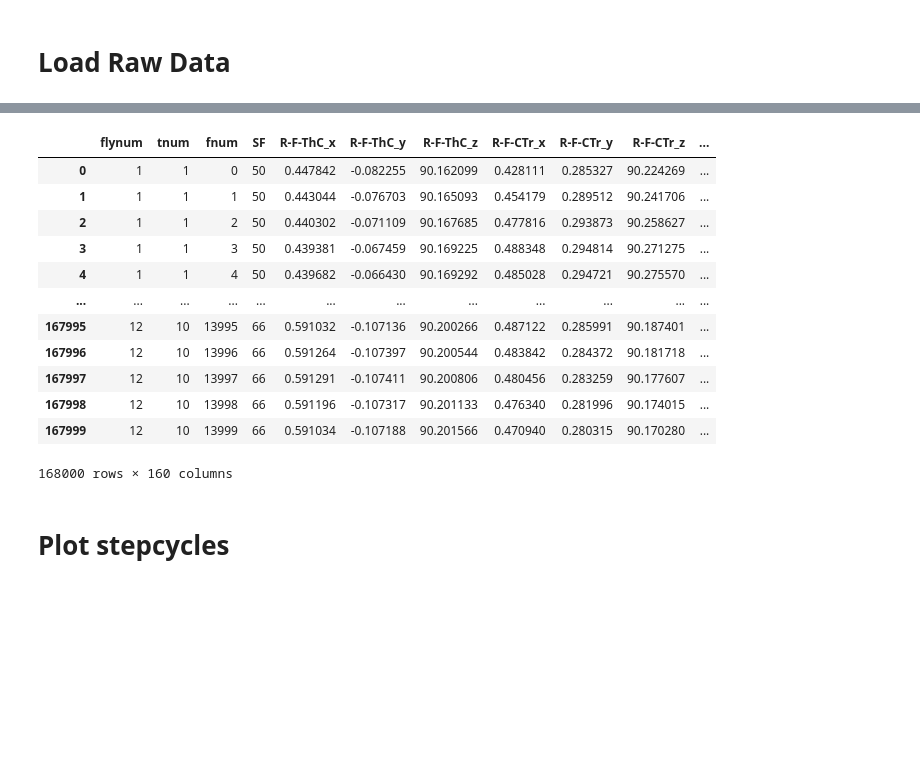
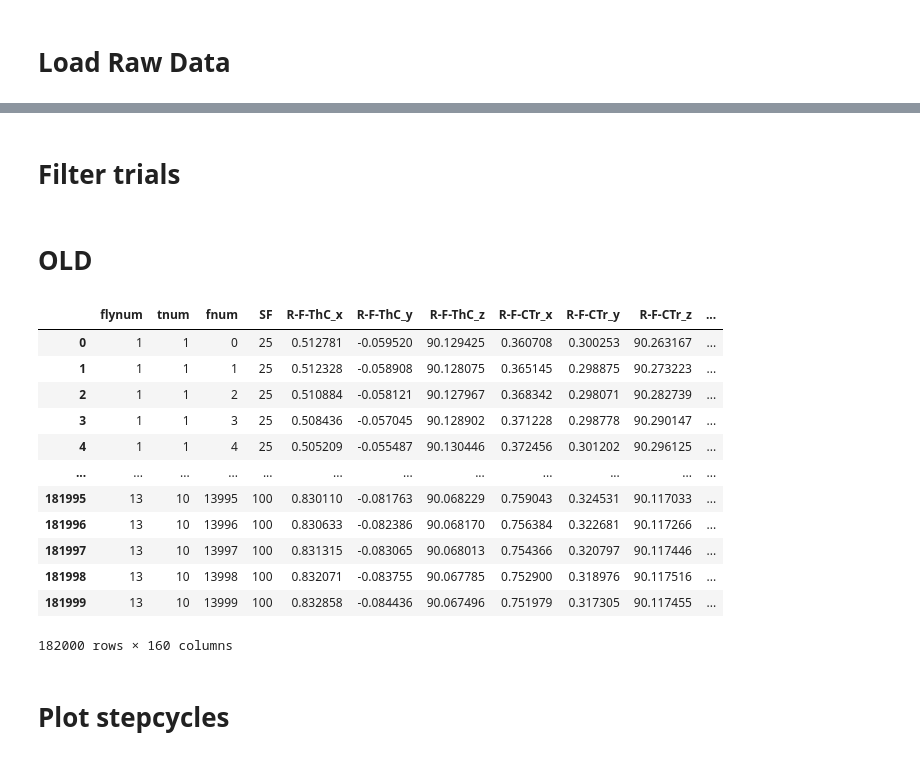
Before and after one commit to bidaye-lab/kinematics_analysis, a Jupyter notebook: data_visualization.ipynb, the cells around one changed output, grey strips where cells are left out. Saved outputs shown, nothing was run; the diff lists cells and outputs as text; code cells hidden in the pictures; blank space fills up the shorter version.

Commit message:
keep old data_visualization notebook

```diff
--- a/data_visualization.ipynb
+++ b/data_visualization.ipynb
@@ -9,12 +25,5 @@ import utils as utl
 # %% [markdown]
 # Load Raw Data
-# %%
-# load HDF file
-dfs = pd.read_hdf('./data/Ballsystem_LegKinematics_DataStructures/P9_BPN/alldata_V3.h5')
-
-# centers of the ball for each df in dfs
-l_ball_c = [
-    np.array([]),
-    np.array([-5.75194107e-02, 4.08134419e+00, 9.06406343e+01]), # P9RT
-    np.array([-3.60054343e-02, 3.83575489e+00, 9.06335406e+01]), # P9LT
-]
+# %%
+# load HDF file
+data = utl.load_data_hdf('./config.yml')
@@ -20,0 +430,4 @@ l_ball_c = [
+# %%
+# centers of the ball for each df in dfs
+ball_centers = utl.load_ball_centers('config.yml')
+utl.add_distance(data, ball_centers)
@@ -20,0 +872,2 @@ l_ball_c = [
+# %% [markdown]
+# Filter trials
@@ -21,6 +888,8 @@ l_ball_c = [
+# %% [markdown]
+# OLD
 # %%
 # select one dataset
-neuron = 1 # 0: BPN, 1: P9 right, 2: P9 left
+neuron = 2 # 0: BPN, 1: P9 right, 2: P9 left
 
 # set df and ball center
 df = dfs.loc[neuron, 'flydata']
@@ -33,45 +902,45 @@ c_ball = [ 'x_vel', 'y_vel', 'z_vel' ]
 
 
 # TODO fix mapping in raw data
 # leg2step = {
 #     'R-F': 'R1',
 #     'R-M': 'R2',
 #     'R-H': 'R3',
 #     'L-F': 'L1',
 #     'L-M': 'L2',
 #     'L-H': 'L3',}
 
 leg2step = { # TODO workaround
     'R-F': 'L1',
     'R-M': 'L2',
     'R-H': 'L3',
     'L-F': 'R1',
     'L-M': 'R2',
     'L-H': 'R3',}
 
 # raw joint positions
 df_raw = df
 df_raw
 
 # distances for joints from center of ball
 df_d = utl.dist_from_center(df_raw, ball_c)
 df_d
 
 df_raw
 # %% [output]
 |  | flynum | tnum | fnum | SF | R-F-ThC_x | R-F-ThC_y | R-F-ThC_z | R-F-CTr_x | R-F-CTr_y | R-F-CTr_z | ... |
-| 0 | 1 | 1 | 0 | 50 | 0.447842 | -0.082255 | 90.162099 | 0.428111 | 0.285327 | 90.224269 | ... |
-| 1 | 1 | 1 | 1 | 50 | 0.443044 | -0.076703 | 90.165093 | 0.454179 | 0.289512 | 90.241706 | ... |
-| 2 | 1 | 1 | 2 | 50 | 0.440302 | -0.071109 | 90.167685 | 0.477816 | 0.293873 | 90.258627 | ... |
-| 3 | 1 | 1 | 3 | 50 | 0.439381 | -0.067459 | 90.169225 | 0.488348 | 0.294814 | 90.271275 | ... |
-| 4 | 1 | 1 | 4 | 50 | 0.439682 | -0.066430 | 90.169292 | 0.485028 | 0.294721 | 90.275570 | ... |
+| 0 | 1 | 1 | 0 | 25 | 0.512781 | -0.059520 | 90.129425 | 0.360708 | 0.300253 | 90.263167 | ... |
+| 1 | 1 | 1 | 1 | 25 | 0.512328 | -0.058908 | 90.128075 | 0.365145 | 0.298875 | 90.273223 | ... |
+| 2 | 1 | 1 | 2 | 25 | 0.510884 | -0.058121 | 90.127967 | 0.368342 | 0.298071 | 90.282739 | ... |
+| 3 | 1 | 1 | 3 | 25 | 0.508436 | -0.057045 | 90.128902 | 0.371228 | 0.298778 | 90.290147 | ... |
+| 4 | 1 | 1 | 4 | 25 | 0.505209 | -0.055487 | 90.130446 | 0.372456 | 0.301202 | 90.296125 | ... |
 | ... | ... | ... | ... | ... | ... | ... | ... | ... | ... | ... | ... |
-| 167995 | 12 | 10 | 13995 | 66 | 0.591032 | -0.107136 | 90.200266 | 0.487122 | 0.285991 | 90.187401 | ... |
-| 167996 | 12 | 10 | 13996 | 66 | 0.591264 | -0.107397 | 90.200544 | 0.483842 | 0.284372 | 90.181718 | ... |
-| 167997 | 12 | 10 | 13997 | 66 | 0.591291 | -0.107411 | 90.200806 | 0.480456 | 0.283259 | 90.177607 | ... |
-| 167998 | 12 | 10 | 13998 | 66 | 0.591196 | -0.107317 | 90.201133 | 0.476340 | 0.281996 | 90.174015 | ... |
-| 167999 | 12 | 10 | 13999 | 66 | 0.591034 | -0.107188 | 90.201566 | 0.470940 | 0.280315 | 90.170280 | ... |
+| 181995 | 13 | 10 | 13995 | 100 | 0.830110 | -0.081763 | 90.068229 | 0.759043 | 0.324531 | 90.117033 | ... |
+| 181996 | 13 | 10 | 13996 | 100 | 0.830633 | -0.082386 | 90.068170 | 0.756384 | 0.322681 | 90.117266 | ... |
+| 181997 | 13 | 10 | 13997 | 100 | 0.831315 | -0.083065 | 90.068013 | 0.754366 | 0.320797 | 90.117446 | ... |
+| 181998 | 13 | 10 | 13998 | 100 | 0.832071 | -0.083755 | 90.067785 | 0.752900 | 0.318976 | 90.117516 | ... |
+| 181999 | 13 | 10 | 13999 | 100 | 0.832858 | -0.084436 | 90.067496 | 0.751979 | 0.317305 | 90.117455 | ... |
-168000 rows × 160 columns
+182000 rows × 160 columns
 # %% [markdown]
 # Plot stepcycles
 # %%
```
Also changed, not shown: parts of 48 cells of this notebook.
